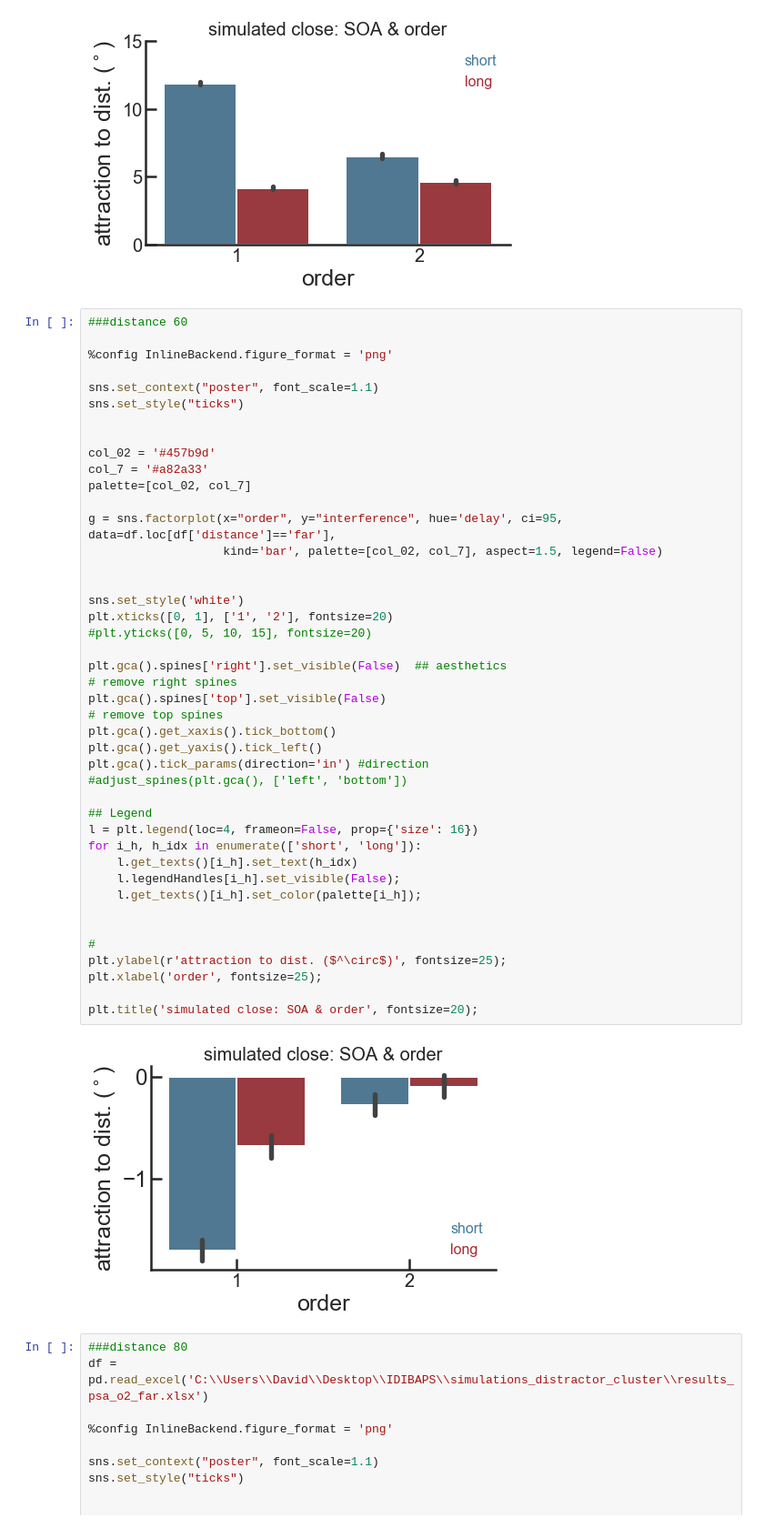
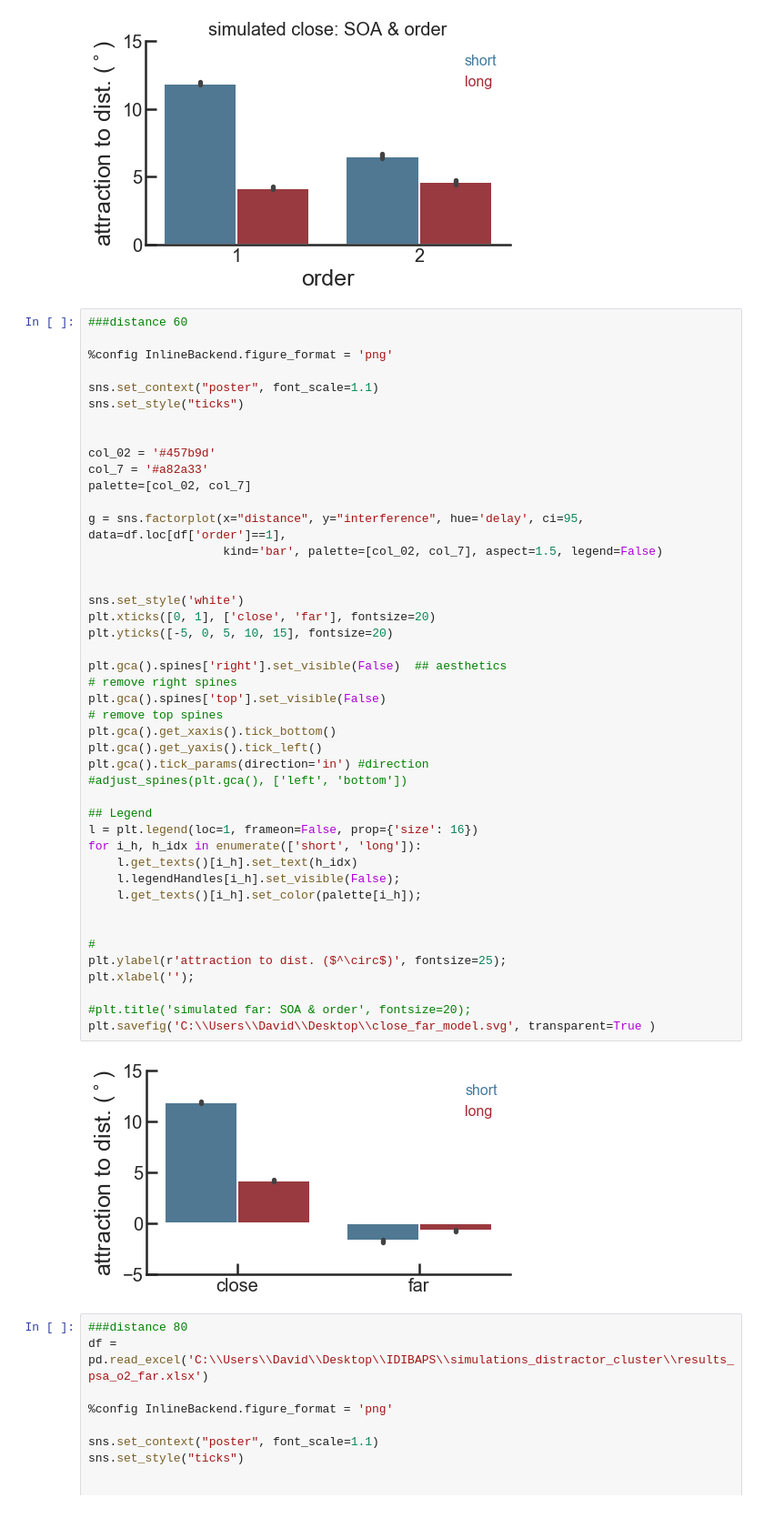
Before and after one commit to davidbestue/wm_distractor_filtering, a Jupyter notebook: Modeling/PSA_o2_regime/results_simulations.ipynb, the cells around one changed output. Shown at 91% size. Cells and saved outputs as stored; diff of their text form.

```diff
--- a/Modeling/PSA_o2_regime/results_simulations.ipynb
+++ b/Modeling/PSA_o2_regime/results_simulations.ipynb
@@ -60,40 +60,41 @@ sns.set_context("poster", font_scale=1.1)
 sns.set_style("ticks")
 
 
 col_02 = '#457b9d'
 col_7 = '#a82a33'
 palette=[col_02, col_7]
 
-g = sns.factorplot(x="order", y="interference", hue='delay', ci=95, data=df.loc[df['distance']=='far'],
+g = sns.factorplot(x="distance", y="interference", hue='delay', ci=95, data=df.loc[df['order']==1],
                    kind='bar', palette=[col_02, col_7], aspect=1.5, legend=False)
 
 
 sns.set_style('white')
-plt.xticks([0, 1], ['1', '2'], fontsize=20)
-#plt.yticks([0, 5, 10, 15], fontsize=20)
+plt.xticks([0, 1], ['close', 'far'], fontsize=20)
+plt.yticks([-5, 0, 5, 10, 15], fontsize=20)
 
 plt.gca().spines['right'].set_visible(False)  ## aesthetics                                                                              # remove right spines
 plt.gca().spines['top'].set_visible(False)                                                                                  # remove top spines
 plt.gca().get_xaxis().tick_bottom()
 plt.gca().get_yaxis().tick_left()
 plt.gca().tick_params(direction='in') #direction
 #adjust_spines(plt.gca(), ['left', 'bottom'])
 
 ## Legend
-l = plt.legend(loc=4, frameon=False, prop={'size': 16})
+l = plt.legend(loc=1, frameon=False, prop={'size': 16})
 for i_h, h_idx in enumerate(['short', 'long']):
     l.get_texts()[i_h].set_text(h_idx)
     l.legendHandles[i_h].set_visible(False);
     l.get_texts()[i_h].set_color(palette[i_h]);
 
 
 #
 plt.ylabel(r'attraction to dist. ($^\circ$)', fontsize=25);
-plt.xlabel('order', fontsize=25);
+plt.xlabel('');
 
-plt.title('simulated close: SOA & order', fontsize=20);
+#plt.title('simulated far: SOA & order', fontsize=20);
+plt.savefig('C:\\Users\\David\\Desktop\\close_far_model.svg', transparent=True )
 # %% [output]
-[figure, old version]
+[figure, new version]
 # %%
 ###distance 80
 df = pd.read_excel('C:\\Users\\David\\Desktop\\IDIBAPS\\simulations_distractor_cluster\\results_psa_o2_far.xlsx')
```
